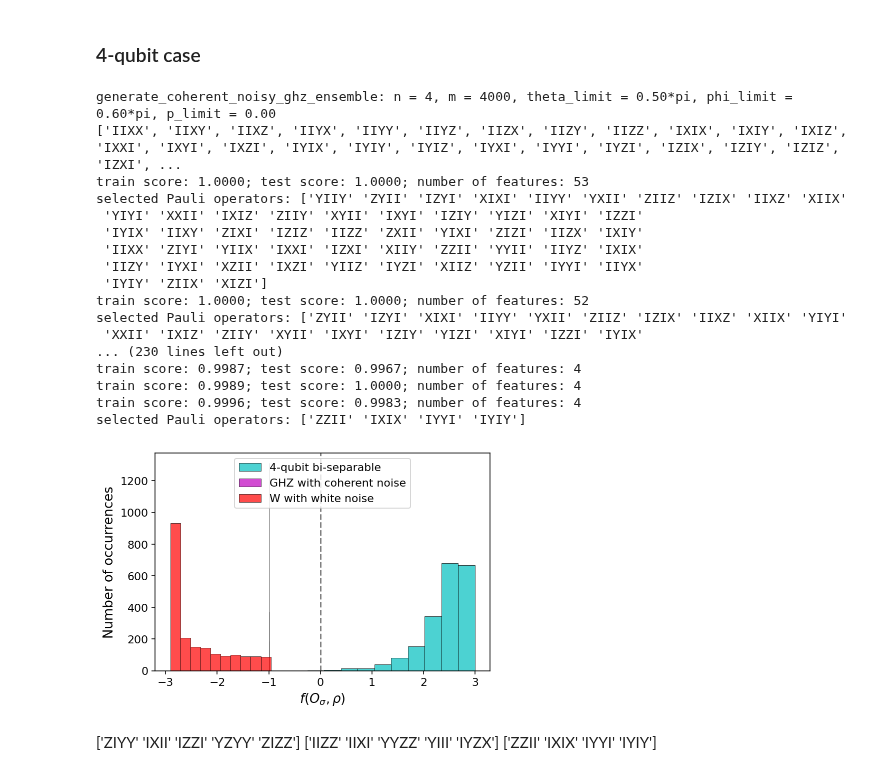
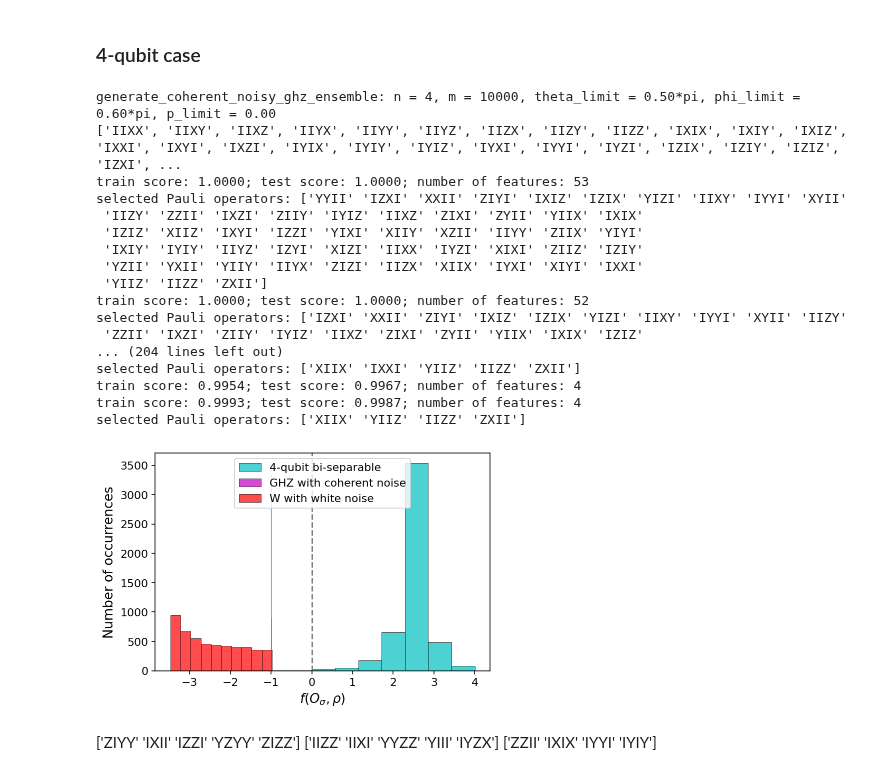
Before and after one commit to Jue-Xu/Entanglement-Witness, a Jupyter notebook: Code/entangle_detection.ipynb, the cells around one changed output. Saved outputs shown, nothing was run; the diff lists cells and outputs as text; code cells hidden in the pictures.

```diff
--- a/Code/entangle_detection.ipynb
+++ b/Code/entangle_detection.ipynb
@@ -510,7 +511,7 @@ results (found features):
 ### 4-qubit case
 # %%
 n_qubit = 4
-size_train = 2000
+size_train = 5000
 size_test = 1000
 theta_limit = 0.5
 phi_limit = 0.6
@@ -578,48 +579,48 @@ while accuracy < 0.999 or len(select_indices) > least_features:
                     len(two_local_pauli_operators))
 
 
 ##################### testing ########################
 bi_sep_test = bi_sep_state[size_train:]
 ghz4_test = ghz4_state[size_train:]
 w4_test = w4_state[size_train:]
 
 test_dataset = [bi_sep_test, ghz4_test, w4_test]
 
 feature_test_set = [
     evaluate_features(operators=two_local_pauli_operators,
                       states=data)[:, select_indices] for data in test_dataset
 ]
 test_expectation_lists = evaluate_witness(witness=witness, features_set=feature_test_set)
 
 fig, ax = plt.subplots(figsize=(6, 4))
 title = f'ML witness (noise = {white_noise_limit:.2f} )'
 comparison_legend = ['4-qubit bi-separable', 'GHZ with coherent noise', 'W with white noise']
 
 plot_expectation_hist(ax, test_expectation_lists, comparison_legend, title='', xlabel=r'$f(O_{\sigma},\rho)$', legend_loc='upper center')
 
 ##################### plot ########################
 
 # fig.show()
 plt.savefig('three_qubit_hist_ML_4qubit.png', dpi=400, bbox_inches='tight')
 # %% [output]
-generate_coherent_noisy_ghz_ensemble: n = 4, m = 4000, theta_limit = 0.50*pi, phi_limit = 0.60*pi, p_limit = 0.00
+generate_coherent_noisy_ghz_ensemble: n = 4, m = 10000, theta_limit = 0.50*pi, phi_limit = 0.60*pi, p_limit = 0.00
 ['IIXX', 'IIXY', 'IIXZ', 'IIYX', 'IIYY', 'IIYZ', 'IIZX', 'IIZY', 'IIZZ', 'IXIX', 'IXIY', 'IXIZ', 'IXXI', 'IXYI', 'IXZI', 'IYIX', 'IYIY', 'IYIZ', 'IYXI', 'IYYI', 'IYZI', 'IZIX', 'IZIY', 'IZIZ', 'IZXI', ...
 train score: 1.0000; test score: 1.0000; number of features: 53
-selected Pauli operators: ['YIIY' 'ZYII' 'IZYI' 'XIXI' 'IIYY' 'YXII' 'ZIIZ' 'IZIX' 'IIXZ' 'XIIX'
- 'YIYI' 'XXII' 'IXIZ' 'ZIIY' 'XYII' 'IXYI' 'IZIY' 'YIZI' 'XIYI' 'IZZI'
- 'IYIX' 'IIXY' 'ZIXI' 'IZIZ' 'IIZZ' 'ZXII' 'YIXI' 'ZIZI' 'IIZX' 'IXIY'
- 'IIXX' 'ZIYI' 'YIIX' 'IXXI' 'IZXI' 'XIIY' 'ZZII' 'YYII' 'IIYZ' 'IXIX'
- 'IIZY' 'IYXI' 'XZII' 'IXZI' 'YIIZ' 'IYZI' 'XIIZ' 'YZII' 'IYYI' 'IIYX'
- 'IYIY' 'ZIIX' 'XIZI']
+selected Pauli operators: ['YYII' 'IZXI' 'XXII' 'ZIYI' 'IXIZ' 'IZIX' 'YIZI' 'IIXY' 'IYYI' 'XYII'
+ 'IIZY' 'ZZII' 'IXZI' 'ZIIY' 'IYIZ' 'IIXZ' 'ZIXI' 'ZYII' 'YIIX' 'IXIX'
+ 'IZIZ' 'XIIZ' 'IXYI' 'IZZI' 'YIXI' 'XIIY' 'XZII' 'IIYY' 'ZIIX' 'YIYI'
+ 'IXIY' 'IYIY' 'IIYZ' 'IZYI' 'XIZI' 'IIXX' 'IYZI' 'XIXI' 'ZIIZ' 'IZIY'
+ 'YZII' 'YXII' 'YIIY' 'IIYX' 'ZIZI' 'IIZX' 'XIIX' 'IYXI' 'XIYI' 'IXXI'
+ 'YIIZ' 'IIZZ' 'ZXII']
 train score: 1.0000; test score: 1.0000; number of features: 52
-selected Pauli operators: ['ZYII' 'IZYI' 'XIXI' 'IIYY' 'YXII' 'ZIIZ' 'IZIX' 'IIXZ' 'XIIX' 'YIYI'
- 'XXII' 'IXIZ' 'ZIIY' 'XYII' 'IXYI' 'IZIY' 'YIZI' 'XIYI' 'IZZI' 'IYIX'
-... (230 lines left out)
-train score: 0.9987; test score: 0.9967; number of features: 4
-train score: 0.9989; test score: 1.0000; number of features: 4
-train score: 0.9996; test score: 0.9983; number of features: 4
-selected Pauli operators: ['ZZII' 'IXIX' 'IYYI' 'IYIY']
+selected Pauli operators: ['IZXI' 'XXII' 'ZIYI' 'IXIZ' 'IZIX' 'YIZI' 'IIXY' 'IYYI' 'XYII' 'IIZY'
+ 'ZZII' 'IXZI' 'ZIIY' 'IYIZ' 'IIXZ' 'ZIXI' 'ZYII' 'YIIX' 'IXIX' 'IZIZ'
+... (204 lines left out)
+selected Pauli operators: ['XIIX' 'IXXI' 'YIIZ' 'IIZZ' 'ZXII']
+train score: 0.9954; test score: 0.9967; number of features: 4
+train score: 0.9993; test score: 0.9987; number of features: 4
+selected Pauli operators: ['XIIX' 'YIIZ' 'IIZZ' 'ZXII']
-[figure, old version]
+[figure, new version]
 # %% [markdown]
 ['ZIYY' 'IXII' 'IZZI' 'YZYY' 'ZIZZ']
 ['IIZZ' 'IIXI' 'YYZZ' 'YIII' 'IYZX']
```
Also changed, not shown: parts of 1 cell of this notebook, 6 other files.
